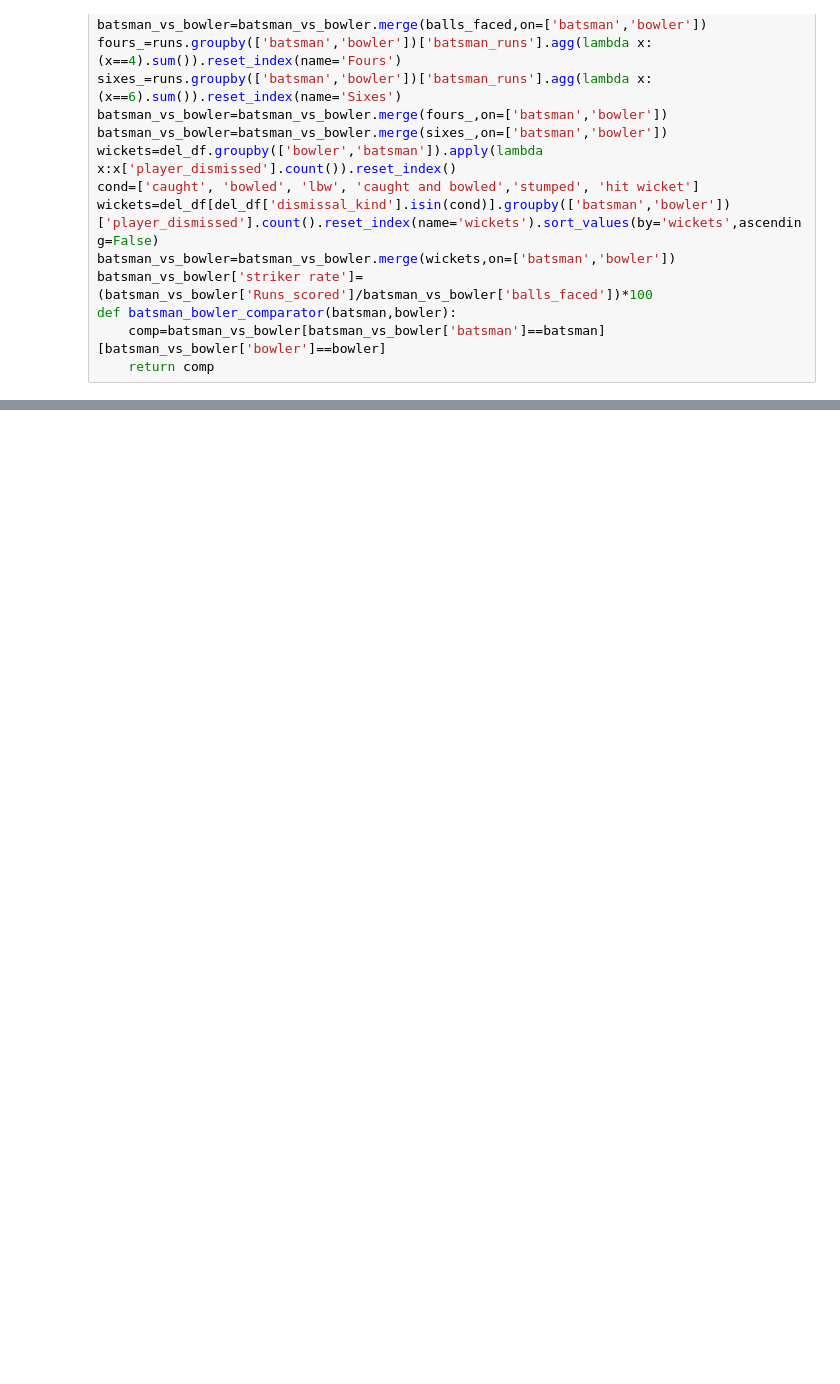
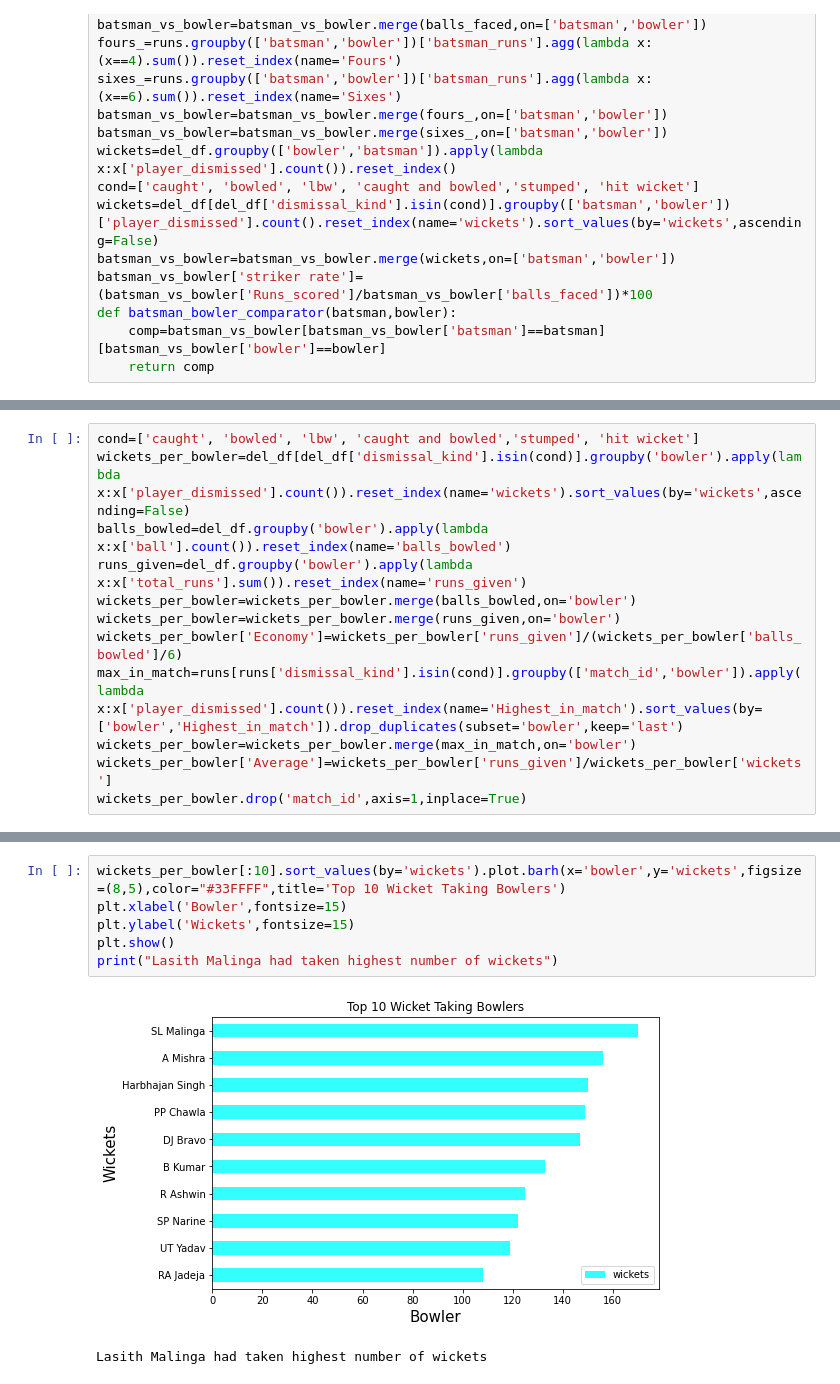
Before and after one commit to Jalpeshv/IPL-Analysis, a Jupyter notebook: IPL_Exploratory_Data_Analysis.ipynb, the cells around one changed output, grey strips where cells are left out. Drawn from its saved outputs; the diff is of its cells as text; blank space fills up the shorter version.

```diff
--- a/IPL_Exploratory_Data_Analysis.ipynb
+++ b/IPL_Exploratory_Data_Analysis.ipynb
@@ -776,0 +829,12 @@ def batsman_bowler_comparator(batsman,bowler):
+# %%
+cond=['caught', 'bowled', 'lbw', 'caught and bowled','stumped', 'hit wicket']
+wickets_per_bowler=del_df[del_df['dismissal_kind'].isin(cond)].groupby('bowler').apply(lambda x:x['player_dismissed'].count()).reset_index(name='wickets').sort_values(by='wickets',ascending=False)
+balls_bowled=del_df.groupby('bowler').apply(lambda x:x['ball'].count()).reset_index(name='balls_bowled')
+runs_given=del_df.groupby('bowler').apply(lambda x:x['total_runs'].sum()).reset_index(name='runs_given')
+wickets_per_bowler=wickets_per_bowler.merge(balls_bowled,on='bowler')
+wickets_per_bowler=wickets_per_bowler.merge(runs_given,on='bowler')
+wickets_per_bowler['Economy']=wickets_per_bowler['runs_given']/(wickets_per_bowler['balls_bowled']/6)
+max_in_match=runs[runs['dismissal_kind'].isin(cond)].groupby(['match_id','bowler']).apply(lambda x:x['player_dismissed'].count()).reset_index(name='Highest_in_match').sort_values(by=['bowler','Highest_in_match']).drop_duplicates(subset='bowler',keep='last')
+wickets_per_bowler=wickets_per_bowler.merge(max_in_match,on='bowler')
+wickets_per_bowler['Average']=wickets_per_bowler['runs_given']/wickets_per_bowler['wickets']
+wickets_per_bowler.drop('match_id',axis=1,inplace=True)
@@ -776,0 +849,9 @@ def batsman_bowler_comparator(batsman,bowler):
+# %%
+wickets_per_bowler[:10].sort_values(by='wickets').plot.barh(x='bowler',y='wickets',figsize=(8,5),color="#33FFFF",title='Top 10 Wicket Taking Bowlers')
+plt.xlabel('Bowler',fontsize=15)
+plt.ylabel('Wickets',fontsize=15)
+plt.show()
+print("Lasith Malinga had taken highest number of wickets")
+# %% [output]
+[figure, added]
+Lasith Malinga had taken highest number of wickets
```
Also changed, not shown: parts of 12 cells of this notebook.
